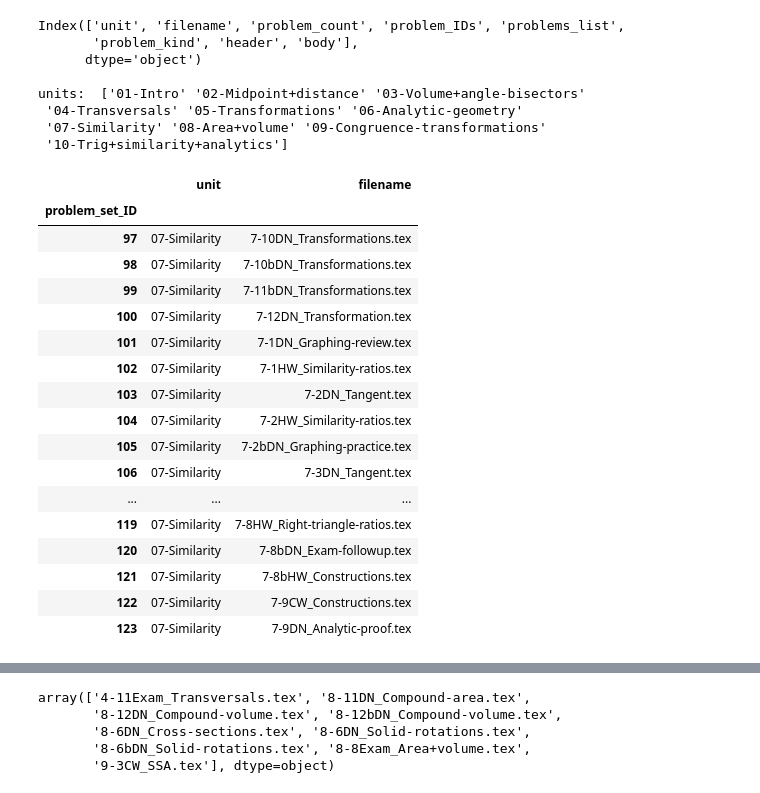
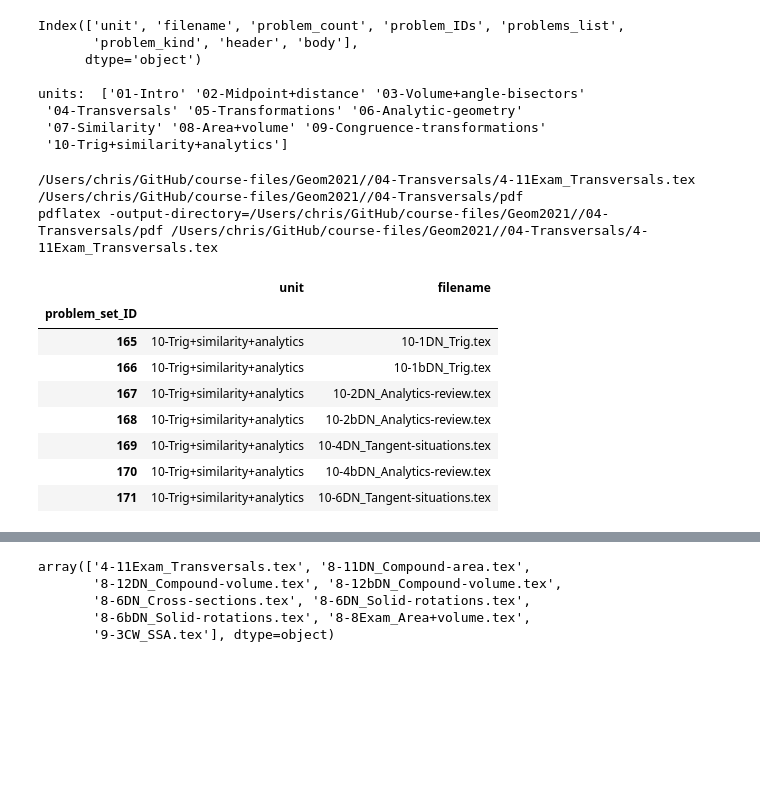
Before and after one commit to chrishuson/mathai, a Jupyter notebook: src/notes.ipynb, the cells around one changed output, grey strips where cells are left out. Cells and saved outputs as stored; diff of their text form; code cells hidden in the pictures; blank space fills up the shorter version.

```diff
--- a/src/notes.ipynb
+++ b/src/notes.ipynb
@@ -56,24 +56,28 @@ units:  ['01-Intro' '02-Midpoint+distance' '03-Volume+angle-bisectors'
  '04-Transversals' '05-Transformations' '06-Analytic-geometry'
  '07-Similarity' '08-Area+volume' '09-Congruence-transformations'
  '10-Trig+similarity+analytics']
+# %%
+course_dir='/Users/chris/GitHub/course-files/Geom2021/'
+for pset in pset_df[pset_df.filename.str.startswith('4-11')].itertuples():
+    path_plus_filename = course_dir + '/' + pset.unit + '/' + pset.filename
+    print(path_plus_filename)
+    pdf_dir = path_plus_filename.rsplit('/', 1)[0] + '/pdf'
+    print(pdf_dir)
+    #os.system('pdflatex -output-directory=' + pdf_dir + ' ' + path_plus_filename)
+    print('pdflatex -output-directory=' + pdf_dir + ' ' + path_plus_filename)
+# %% [output]
+/Users/chris/GitHub/course-files/Geom2021//04-Transversals/4-11Exam_Transversals.tex
+/Users/chris/GitHub/course-files/Geom2021//04-Transversals/pdf
+pdflatex -output-directory=/Users/chris/GitHub/course-files/Geom2021//04-Transversals/pdf /Users/chris/GitHub/course-files/Geom2021//04-Transversals/4-11Exam_Transversals.tex
 # %%
-pset_df[pset_df.unit.str.startswith('07')][['unit', 'filename']]
+pset_df[pset_df.unit.str.startswith('10-Trig')][['unit', 'filename']]
 # %% [output]
 |  | unit | filename |
 | problem_set_ID |  |  |
-| 97 | 07-Similarity | 7-10DN_Transformations.tex |
-| 98 | 07-Similarity | 7-10bDN_Transformations.tex |
-| 99 | 07-Similarity | 7-11bDN_Transformations.tex |
-| 100 | 07-Similarity | 7-12DN_Transformation.tex |
-| 101 | 07-Similarity | 7-1DN_Graphing-review.tex |
-| 102 | 07-Similarity | 7-1HW_Similarity-ratios.tex |
-| 103 | 07-Similarity | 7-2DN_Tangent.tex |
-| 104 | 07-Similarity | 7-2HW_Similarity-ratios.tex |
-| 105 | 07-Similarity | 7-2bDN_Graphing-practice.tex |
-| 106 | 07-Similarity | 7-3DN_Tangent.tex |
-| ... | ... | ... |
-| 119 | 07-Similarity | 7-8HW_Right-triangle-ratios.tex |
-| 120 | 07-Similarity | 7-8bDN_Exam-followup.tex |
-| 121 | 07-Similarity | 7-8bHW_Constructions.tex |
-| 122 | 07-Similarity | 7-9CW_Constructions.tex |
-| 123 | 07-Similarity | 7-9DN_Analytic-proof.tex |
+| 165 | 10-Trig+similarity+analytics | 10-1DN_Trig.tex |
+| 166 | 10-Trig+similarity+analytics | 10-1bDN_Trig.tex |
+| 167 | 10-Trig+similarity+analytics | 10-2DN_Analytics-review.tex |
+| 168 | 10-Trig+similarity+analytics | 10-2bDN_Analytics-review.tex |
+| 169 | 10-Trig+similarity+analytics | 10-4DN_Tangent-situations.tex |
+| 170 | 10-Trig+similarity+analytics | 10-4bDN_Analytics-review.tex |
+| 171 | 10-Trig+similarity+analytics | 10-6DN_Tangent-situations.tex |
```
Also changed, not shown: parts of 5 cells of this notebook, 1 other file.
